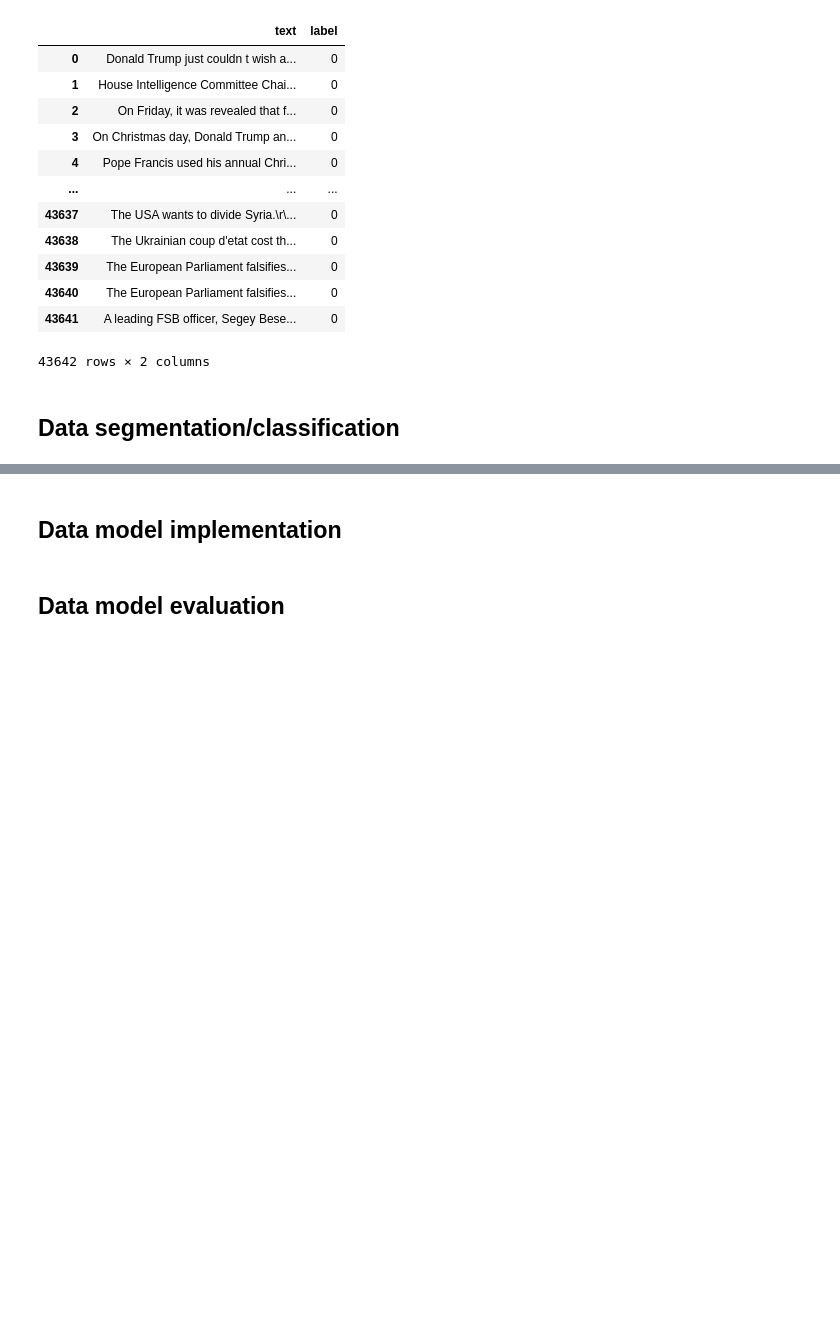
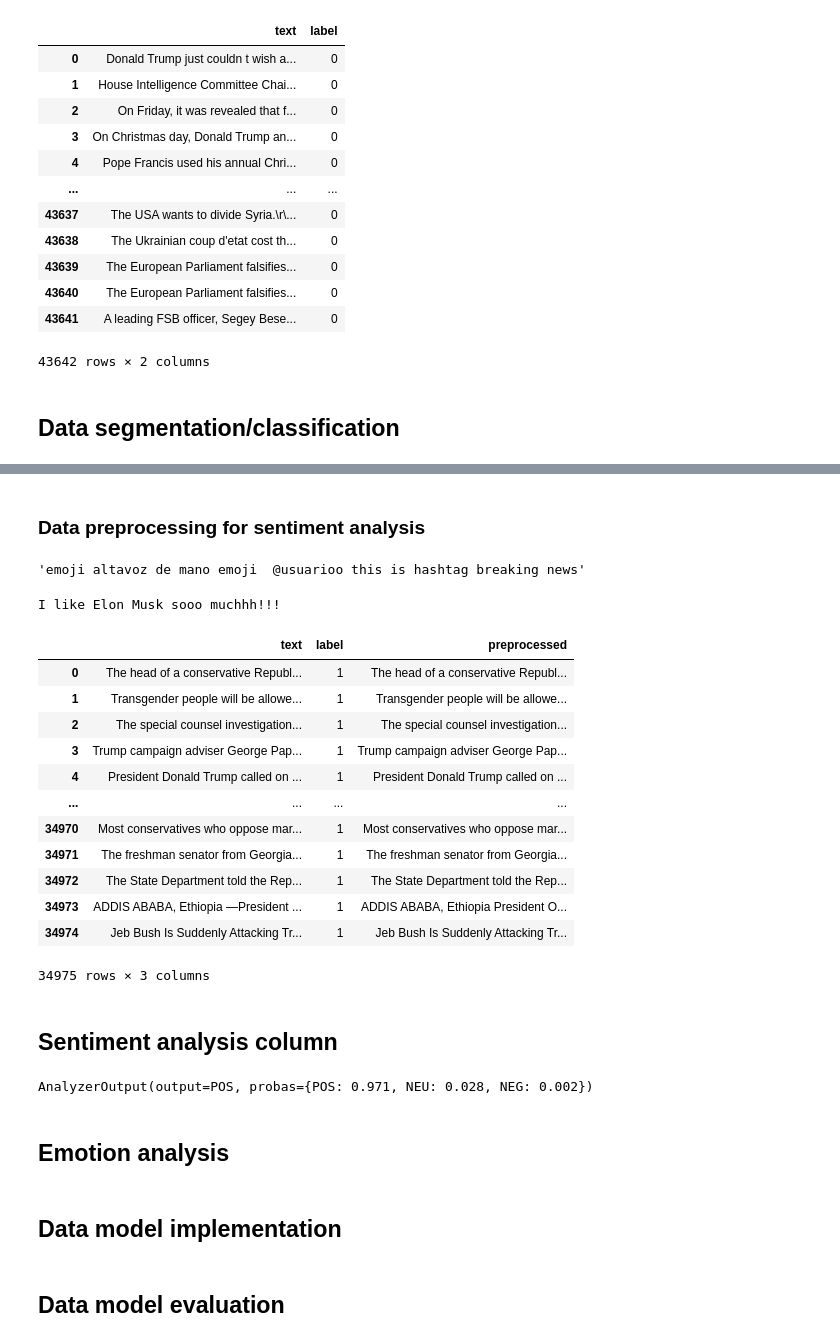
Before and after one commit to vnmrsharma/factnatic, a Jupyter notebook: Canis_hackathon_notebook.ipynb, the cells around one changed output, grey strips where cells are left out. Cells and saved outputs as stored; diff of their text form; code cells hidden in the pictures; blank space fills up the shorter version.

```diff
--- a/Canis_hackathon_notebook.ipynb
+++ b/Canis_hackathon_notebook.ipynb
@@ -141,0 +169,31 @@ plt.show()
+# %% [markdown]
+### Data preprocessing for sentiment analysis
+# %%
+preprocess_tweet("📢 @Helooooooooooooo this is #BreakingNews")
+# %% [output]
+'emoji altavoz de mano emoji  @usuarioo this is hashtag breaking news'
+# %%
+x = preprocess_tweet("I like Elon Musk soooooooooooo muchhhhhhhhhhhhhh!!!!!!!!!!!")
+print(x)
+# %% [output]
+I like Elon Musk sooo muchhh!!!
+# %%
+true_df["preprocessed"] = true_df["text"].apply(lambda x: preprocess_tweet(str(x)))
+
+display(true_df)
+# %% [output]
+|  | text | label | preprocessed |
+| 0 | The head of a conservative Republ... | 1 | The head of a conservative Republ... |
+| 1 | Transgender people will be allowe... | 1 | Transgender people will be allowe... |
+| 2 | The special counsel investigation... | 1 | The special counsel investigation... |
+| 3 | Trump campaign adviser George Pap... | 1 | Trump campaign adviser George Pap... |
+| 4 | President Donald Trump called on ... | 1 | President Donald Trump called on ... |
+| ... | ... | ... | ... |
+| 34970 | Most conservatives who oppose mar... | 1 | Most conservatives who oppose mar... |
+| 34971 | The freshman senator from Georgia... | 1 | The freshman senator from Georgia... |
+| 34972 | The State Department told the Rep... | 1 | The State Department told the Rep... |
+| 34973 | ADDIS ABABA, Ethiopia —President ... | 1 | ADDIS ABABA, Ethiopia President O... |
+| 34974 | Jeb Bush Is Suddenly Attacking Tr... | 1 | Jeb Bush Is Suddenly Attacking Tr... |
+34975 rows × 3 columns
+# %% [markdown]
+## Sentiment analysis column
@@ -141,0 +202,5 @@ plt.show()
+# %%
+x = analyzer.predict("I like Elon Musk")
+print(x)
+# %% [output]
+AnalyzerOutput(output=POS, probas={POS: 0.971, NEU: 0.028, NEG: 0.002})
@@ -141,0 +211,2 @@ plt.show()
+# %% [markdown]
+## Emotion analysis
```
Also changed, not shown: parts of 8 cells of this notebook.
